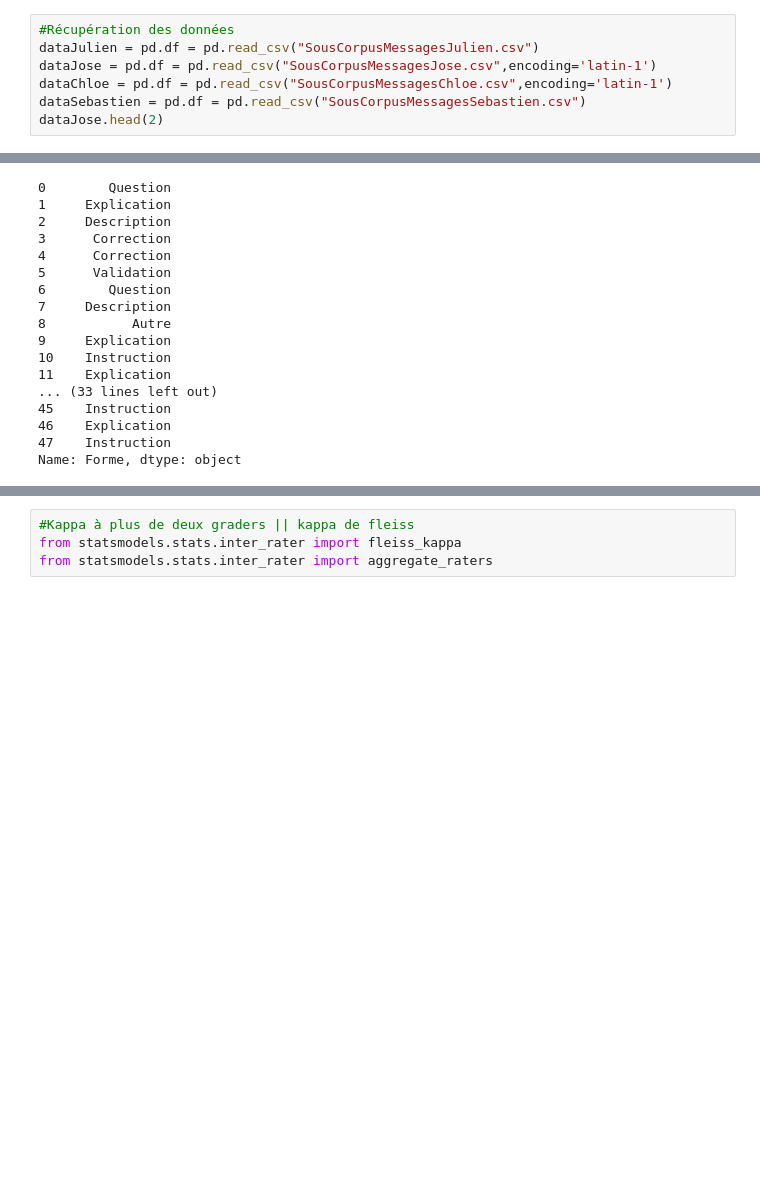
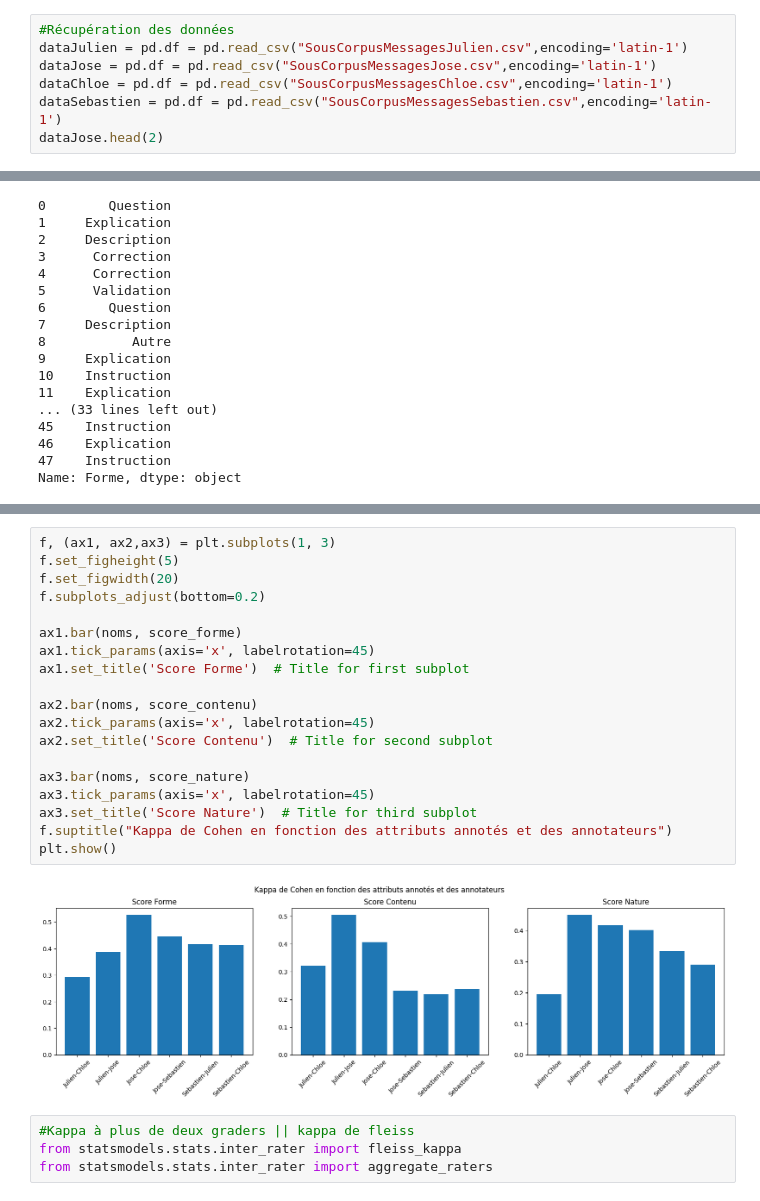
Before and after one commit to chloeboireaudevier/StageMIDL, a Jupyter notebook: kappa_cohen.ipynb, the cells around one changed output, grey strips where cells are left out. Cells and saved outputs as stored; diff of their text form; blank space fills up the shorter version.

Commit message:
fix kappa scores + graphs for scores

```diff
--- a/kappa_cohen.ipynb
+++ b/kappa_cohen.ipynb
@@ -5,9 +6,9 @@ from sklearn.metrics import cohen_kappa_score
 # %%
 #Récupération des données
-dataJulien = pd.df = pd.read_csv("SousCorpusMessagesJulien.csv")
+dataJulien = pd.df = pd.read_csv("SousCorpusMessagesJulien.csv",encoding='latin-1')
 dataJose = pd.df = pd.read_csv("SousCorpusMessagesJose.csv",encoding='latin-1')
 dataChloe = pd.df = pd.read_csv("SousCorpusMessagesChloe.csv",encoding='latin-1')
-dataSebastien = pd.df = pd.read_csv("SousCorpusMessagesSebastien.csv")
+dataSebastien = pd.df = pd.read_csv("SousCorpusMessagesSebastien.csv",encoding='latin-1')
 dataJose.head(2)
 # %% [output]
 |  | ï»¿messageID | user | role | message | groupID | fileID | date | time | seanceID | Forme | ... |
@@ -95,3 +98,24 @@ score_forme,score_contenu,score_nature
+# %%
+f, (ax1, ax2,ax3) = plt.subplots(1, 3)
+f.set_figheight(5)
+f.set_figwidth(20)
+f.subplots_adjust(bottom=0.2)
+
+ax1.bar(noms, score_forme)
+ax1.tick_params(axis='x', labelrotation=45)
+ax1.set_title('Score Forme')  # Title for first subplot
+
+ax2.bar(noms, score_contenu)
+ax2.tick_params(axis='x', labelrotation=45)
+ax2.set_title('Score Contenu')  # Title for second subplot
+
+ax3.bar(noms, score_nature)
+ax3.tick_params(axis='x', labelrotation=45)
+ax3.set_title('Score Nature')  # Title for third subplot
+f.suptitle("Kappa de Cohen en fonction des attributs annotés et des annotateurs")
+plt.show()
+# %% [output]
+[figure, added]
 # %%
 #Kappa à plus de deux graders || kappa de fleiss
 from statsmodels.stats.inter_rater import fleiss_kappa
```
Also changed, not shown: parts of 5 cells of this notebook, 5 other files.
